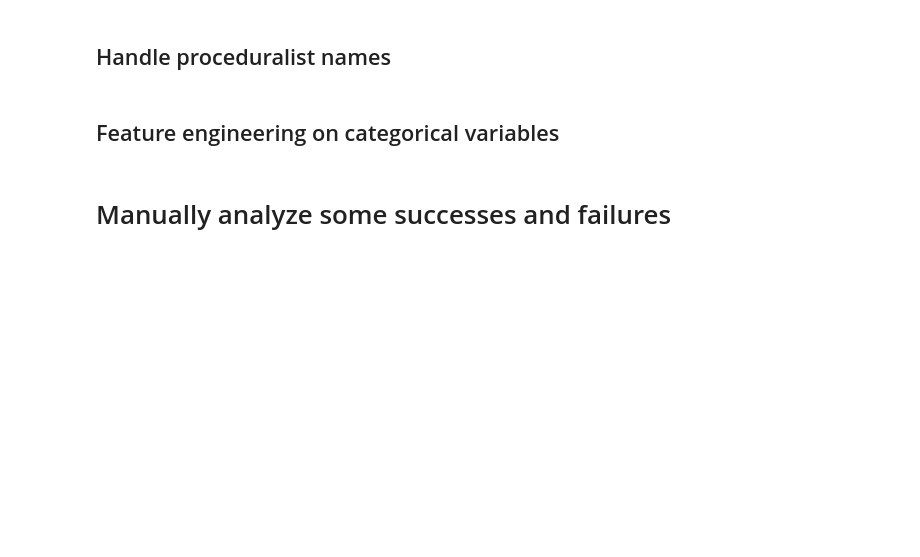
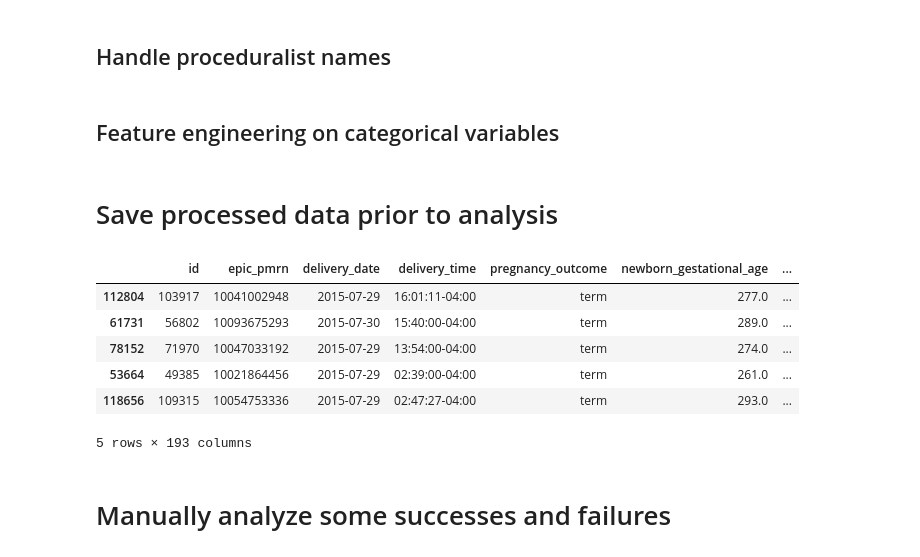
Before and after one commit to dfberenson/Epidural-Analysis, a Jupyter notebook: Merlin Epidural Data Processing.ipynb, the cells around one changed output. Drawn from its saved outputs; the diff is of its cells as text; code cells hidden in the pictures; blank space fills up the shorter version.

```diff
--- a/Merlin Epidural Data Processing.ipynb
+++ b/Merlin Epidural Data Processing.ipynb
@@ -602,3 +602,5 @@ df['epidural_needle_type'] = df['anes_procedure_epidural_needle_2263'].map({
 
 # Create the 'paresthesias_present' column
 df['paresthesias_present'] = df['anes_procedure_paresthesias_2270'].apply(lambda x: True if x == 'yes' or x == 'transient' else False)
+# %% [markdown]
+# Save processed data prior to analysis
@@ -604,0 +620,14 @@ df['paresthesias_present'] = df['anes_procedure_paresthesias_2270'].apply(lambda
+# %%
+# Load the pickled DataFrame
+complete_data = pd.read_pickle("C:\\Users\\dfber\\OneDrive - Mass General Brigham\\Epidural project\\processed_merlin_data.pkl")
+
+# Now you can work with the DataFrame
+complete_data.head()
+# %% [output]
+|  | id | epic_pmrn | delivery_date | delivery_time | pregnancy_outcome | newborn_gestational_age | ... |
+| 112804 | 103917 | 10041002948 | 2015-07-29 | 16:01:11-04:00 | term | 277.0 | ... |
+| 61731 | 56802 | 10093675293 | 2015-07-30 | 15:40:00-04:00 | term | 289.0 | ... |
+| 78152 | 71970 | 10047033192 | 2015-07-29 | 13:54:00-04:00 | term | 274.0 | ... |
+| 53664 | 49385 | 10021864456 | 2015-07-29 | 02:39:00-04:00 | term | 261.0 | ... |
+| 118656 | 109315 | 10054753336 | 2015-07-29 | 02:47:27-04:00 | term | 293.0 | ... |
+5 rows × 193 columns
```
Also changed, not shown: parts of 15 cells of this notebook.
